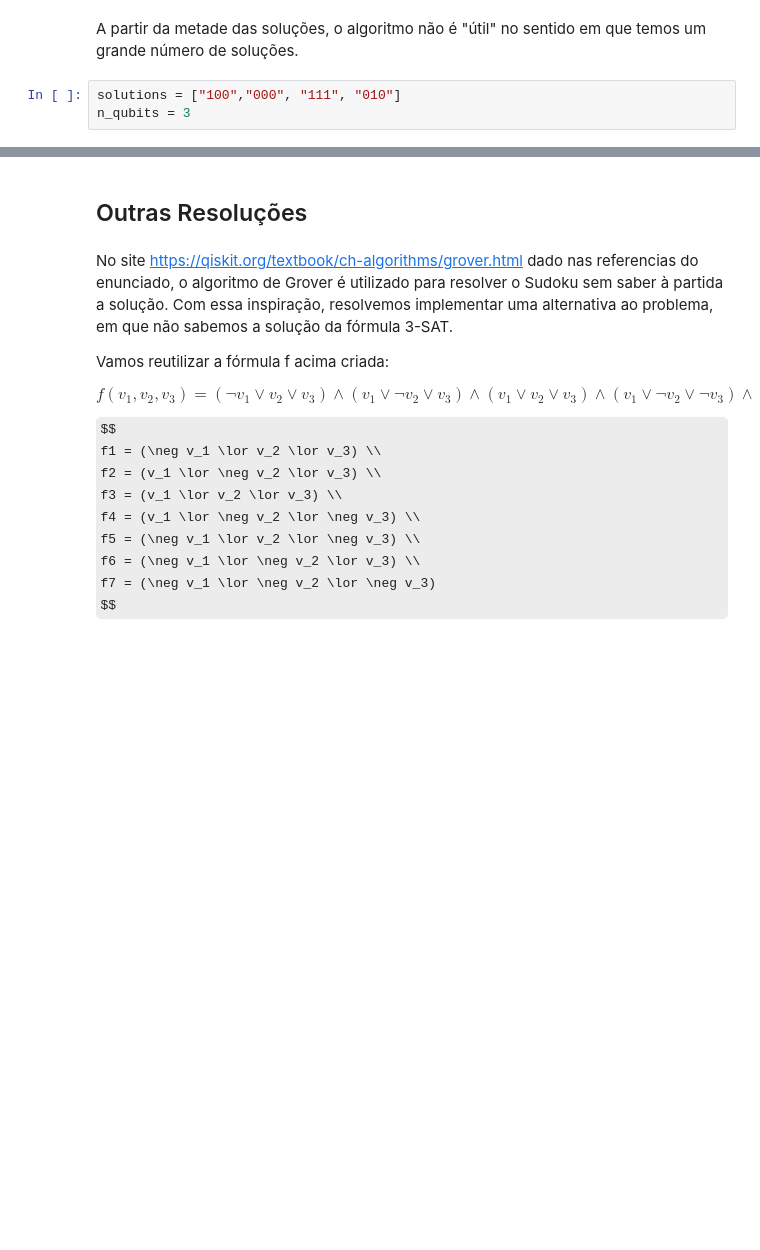
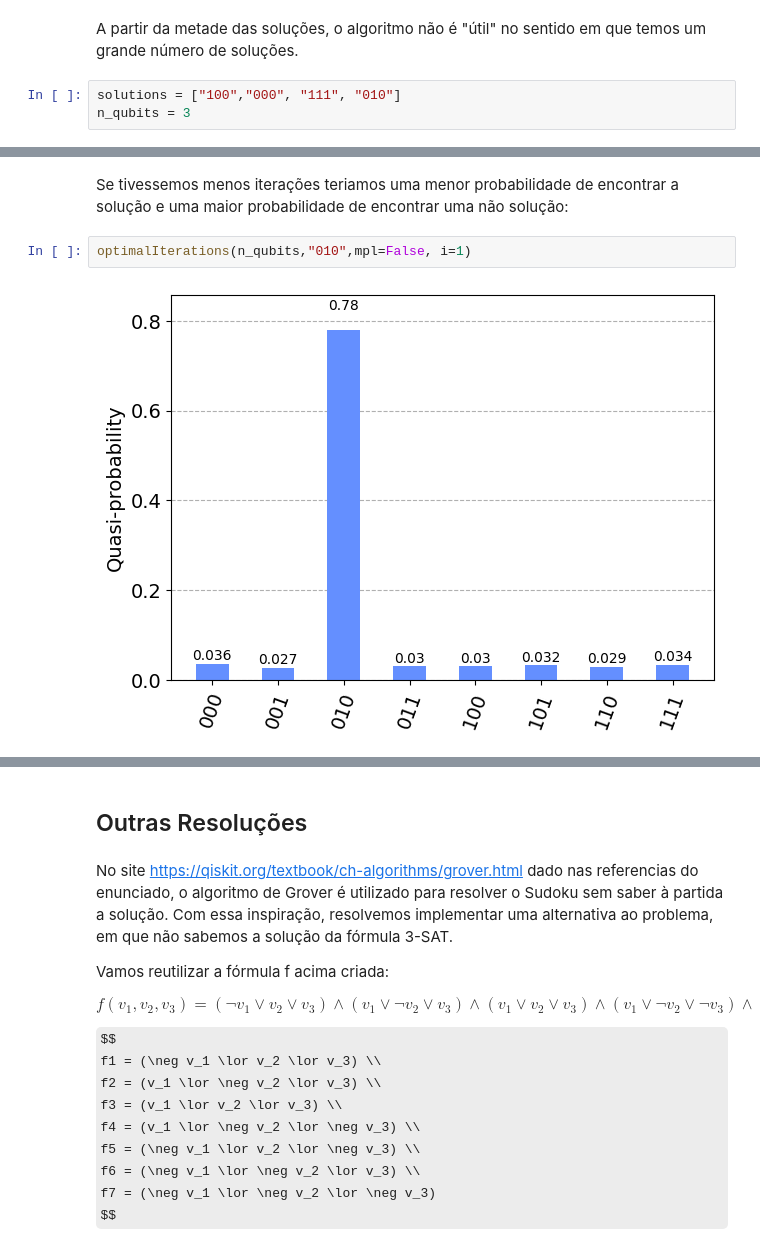
Before and after one commit to hiddenduck/Quantum_SAT_Grover, a Jupyter notebook: Projeto_IC.ipynb, the cells around one changed output, grey strips where cells are left out. Drawn from its saved outputs; the diff is of its cells as text; some formulas as TeX source; blank space fills up the shorter version.

```diff
--- a/Projeto_IC.ipynb
+++ b/Projeto_IC.ipynb
@@ -303,0 +311,6 @@ Como exemplificado
+# %% [markdown]
+Se tivessemos menos iterações teriamos uma menor probabilidade de encontrar a solução e uma maior probabilidade de encontrar uma não solução:
+# %%
+optimalIterations(n_qubits,"010",mpl=False, i=1)
+# %% [output]
+[figure, added]
```
Also changed, not shown: parts of 30 cells of this notebook, 1 other file.
